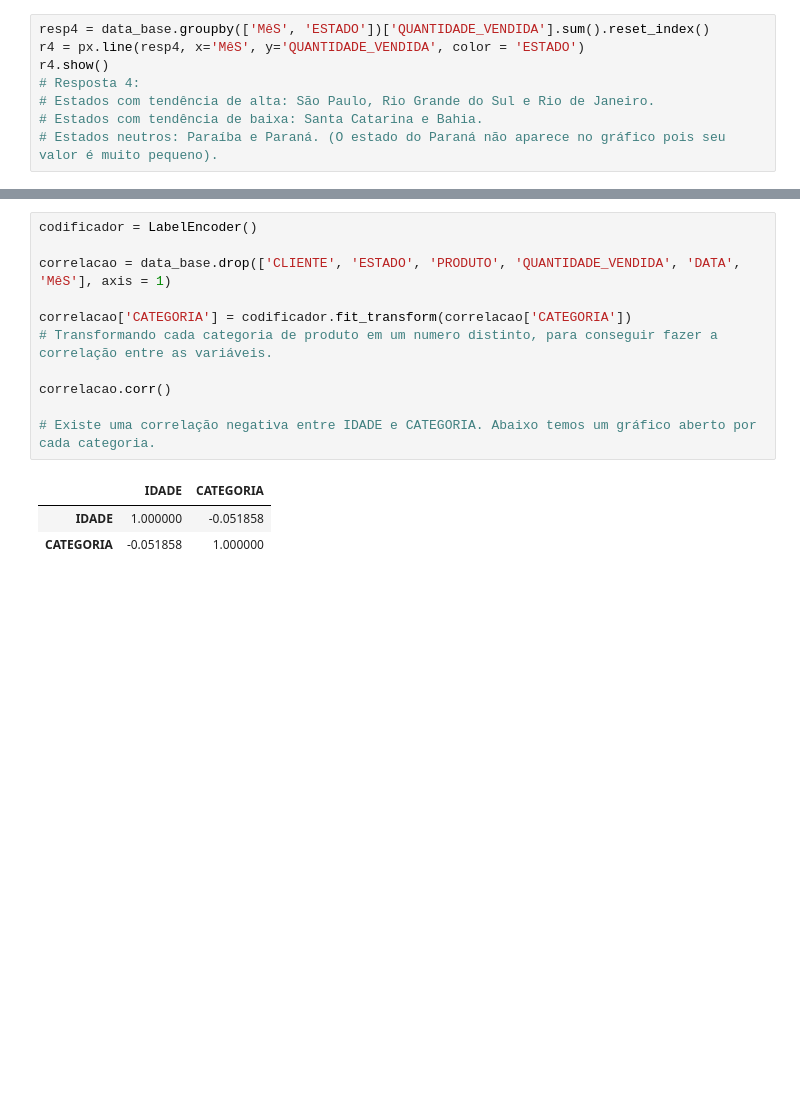
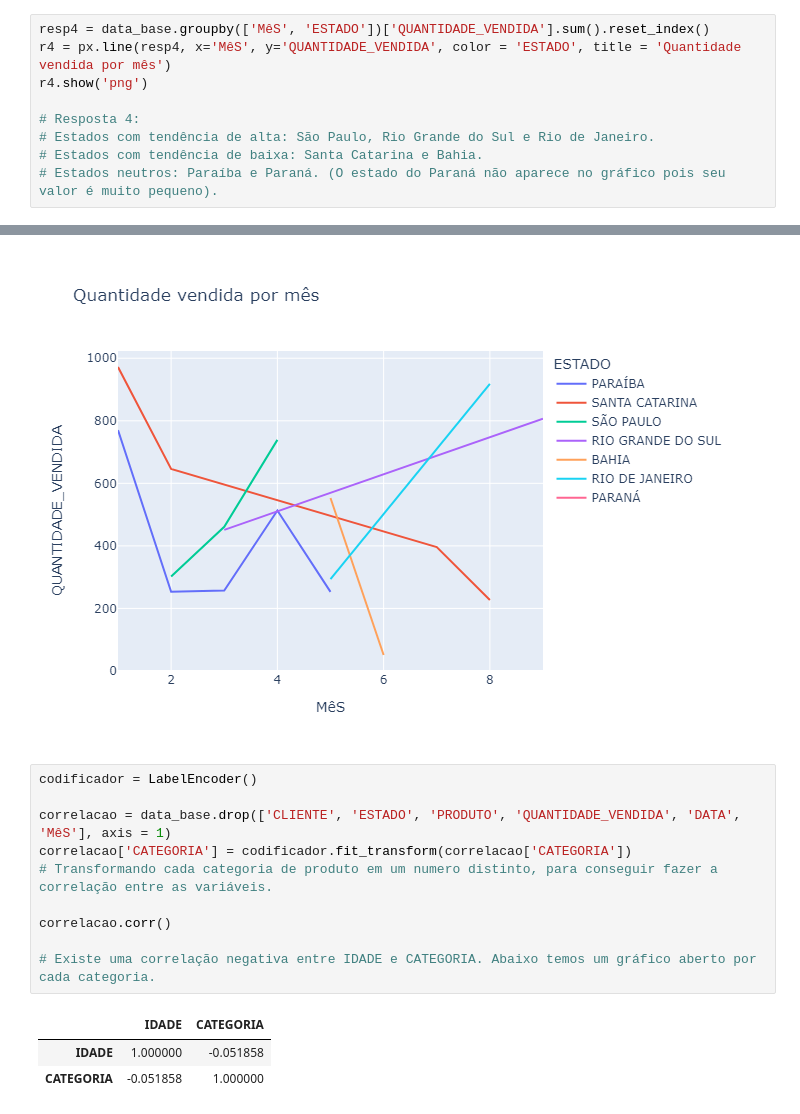
Before and after one commit to RafaelAguida/Desafio-Manchester_Investimentos, a Jupyter notebook: Desafio Manchester.ipynb, the cells around one changed output, grey strips where cells are left out. Drawn from its saved outputs; the diff is of its cells as text; blank space fills up the shorter version.

```diff
--- a/Desafio Manchester.ipynb
+++ b/Desafio Manchester.ipynb
@@ -68,7 +67,8 @@ r3.show()
 # %%
 resp4 = data_base.groupby(['MêS', 'ESTADO'])['QUANTIDADE_VENDIDA'].sum().reset_index()
-r4 = px.line(resp4, x='MêS', y='QUANTIDADE_VENDIDA', color = 'ESTADO')
-r4.show()
+r4 = px.line(resp4, x='MêS', y='QUANTIDADE_VENDIDA', color = 'ESTADO', title = 'Quantidade vendida por mês')
+r4.show('png')
+
 # Resposta 4:
 # Estados com tendência de alta: São Paulo, Rio Grande do Sul e Rio de Janeiro.
 # Estados com tendência de baixa: Santa Catarina e Bahia.
@@ -78,8 +77,8 @@ r4.show()
+[figure, added]
 # %%
 codificador = LabelEncoder()
 
 correlacao = data_base.drop(['CLIENTE', 'ESTADO', 'PRODUTO', 'QUANTIDADE_VENDIDA', 'DATA', 'MêS'], axis = 1)
-
 correlacao['CATEGORIA'] = codificador.fit_transform(correlacao['CATEGORIA'])
 # Transformando cada categoria de produto em um numero distinto, para conseguir fazer a correlação entre as variáveis.
 
```
Also changed, not shown: parts of 5 cells of this notebook.
